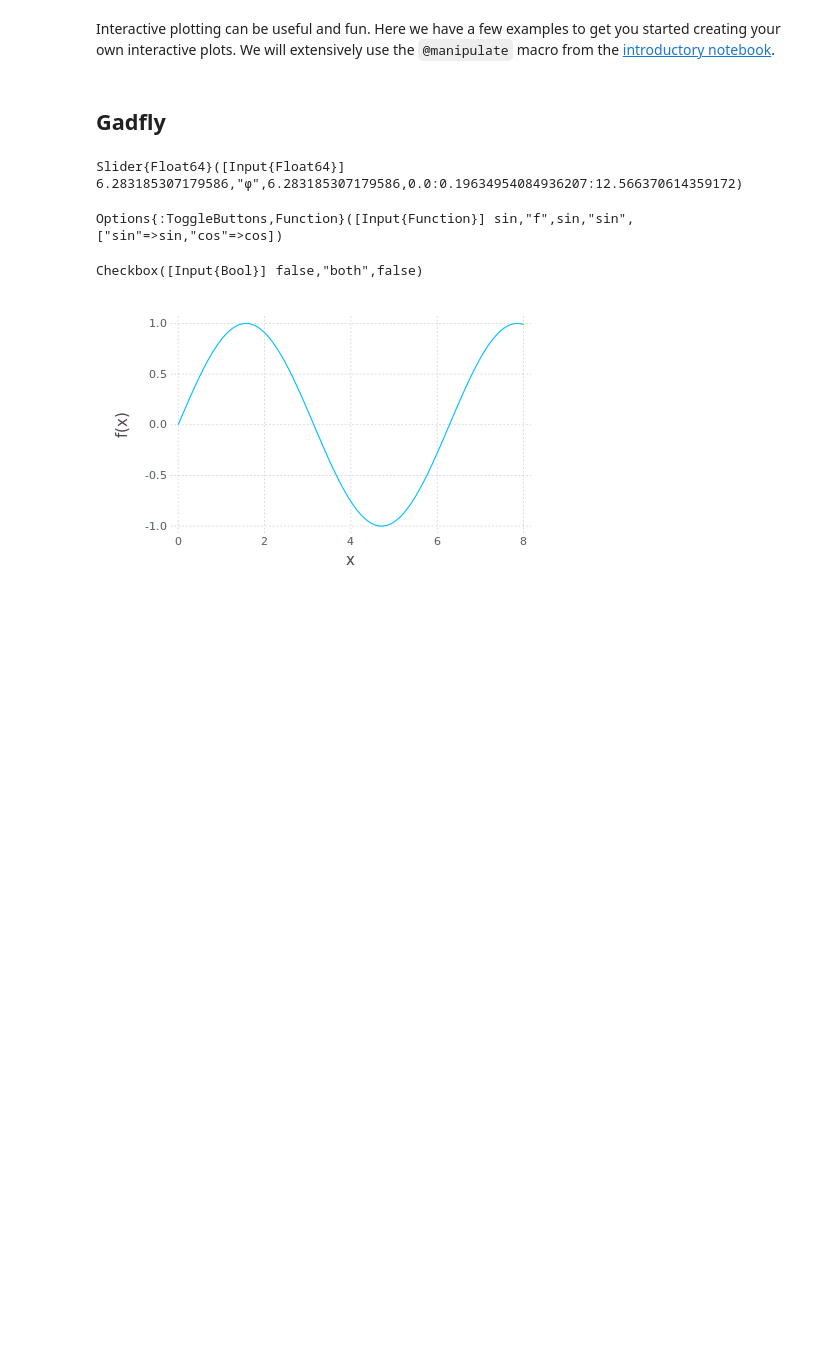
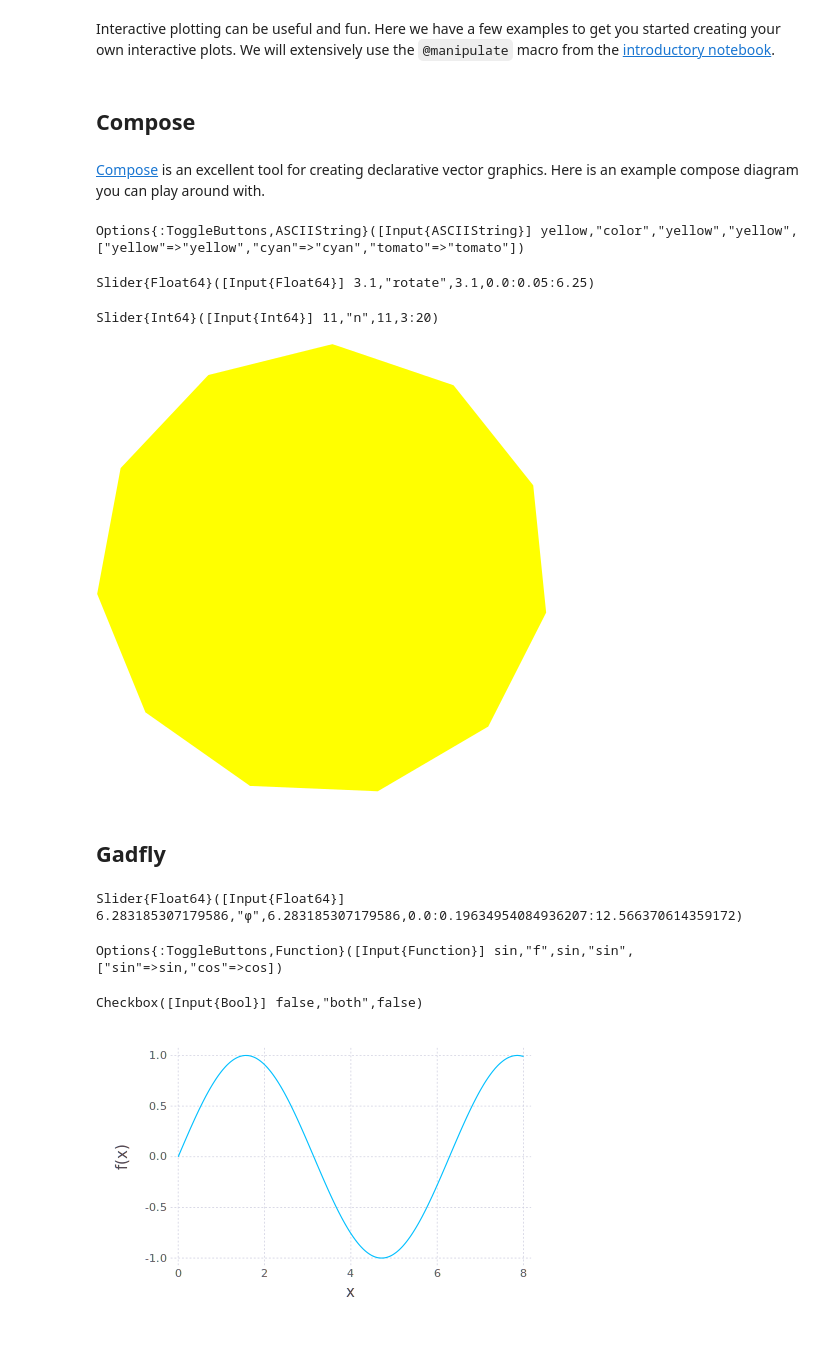
Before and after one commit to JuliaGizmos/Interact.jl, a Jupyter notebook: doc/notebooks/03-Interactive Diagrams and Plots.ipynb, the cells around one changed output. Saved outputs shown, nothing was run; the diff lists cells and outputs as text; code cells hidden in the pictures; blank space fills up the shorter version.

```diff
--- a/doc/notebooks/Interactive Plotting.ipynb
+++ b/doc/notebooks/03-Interactive Diagrams and Plots.ipynb
@@ -5,5 +7,22 @@ using Reactive, Interact
 # %% [markdown]
 Interactive plotting can be useful and fun. Here we have a few examples to get you started creating your own interactive plots. We will extensively use the `@manipulate` macro from the [introductory notebook](Introduction.ipynb).
+# %% [markdown]
+## Compose
+# %% [markdown]
+[Compose](http://composejl.org) is an excellent tool for creating declarative vector graphics. Here is an example compose diagram you can play around with.
+# %%
+using Color
+using Compose
+
+@manipulate for color=["yellow", "cyan", "tomato"], rotate=0:.05:2π, n=3:20
+    compose(context(), fill(color),
+    polygon([((1+sin(θ+rotate))/2, (1+cos(θ+rotate))/2) for θ in 0:2π/n:2π]))
+end
+# %% [output]
+Options{:ToggleButtons,ASCIIString}([Input{ASCIIString}] yellow,"color","yellow","yellow",["yellow"=>"yellow","cyan"=>"cyan","tomato"=>"tomato"])
+Slider{Float64}([Input{Float64}] 3.1,"rotate",3.1,0.0:0.05:6.25)
+Slider{Int64}([Input{Int64}] 11,"n",11,3:20)
+[figure, added]
 # %% [markdown]
 ## Gadfly
 # %%
```
Also changed, not shown: parts of 2 cells of this notebook, 1 other file.
